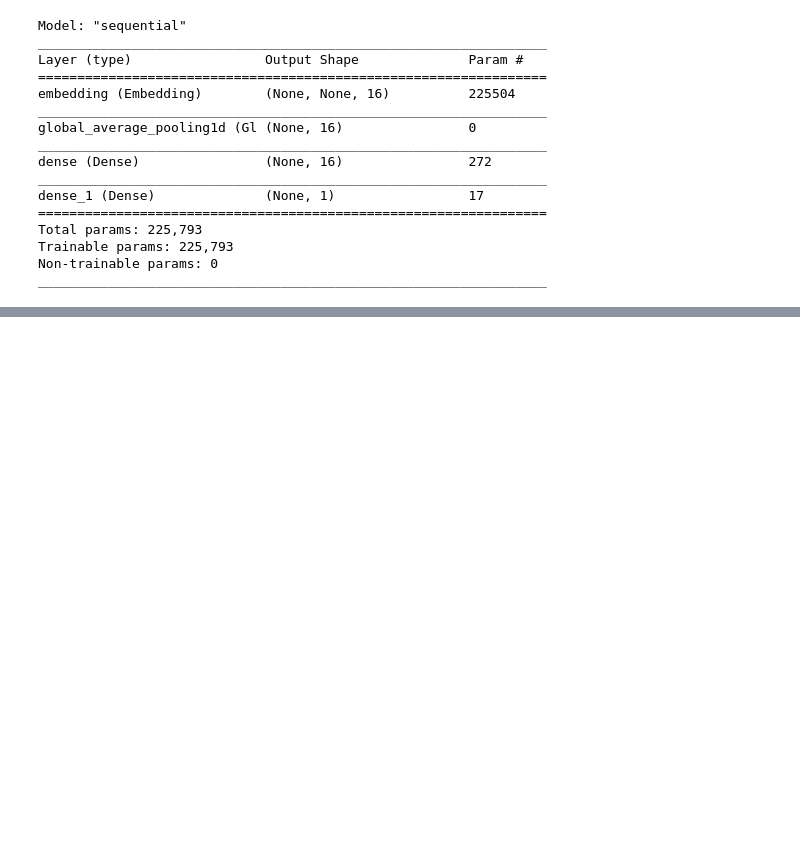
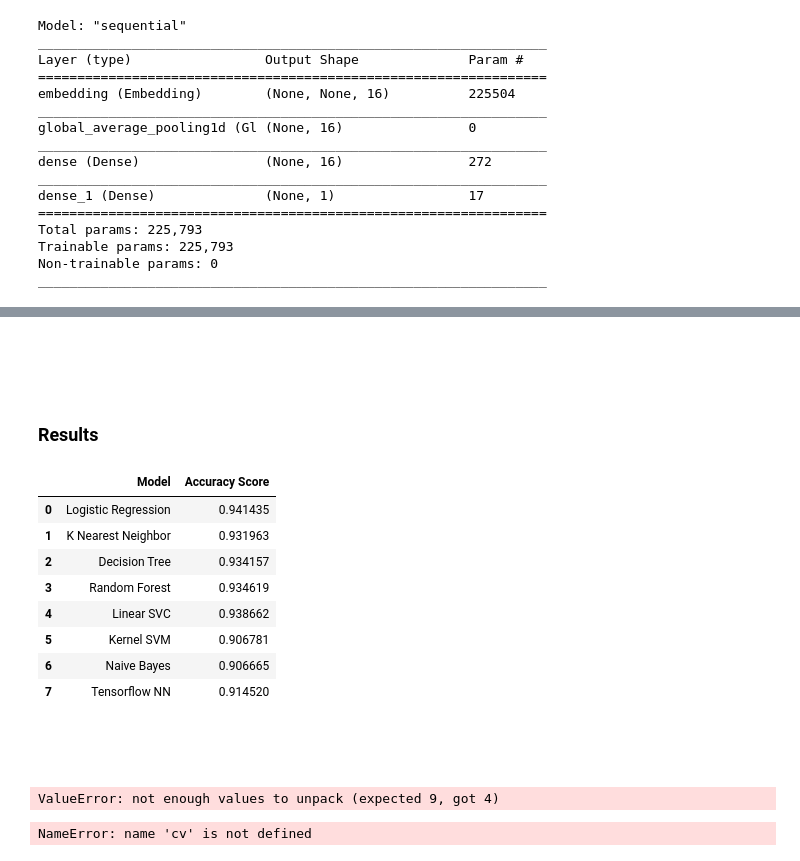
Before and after one commit to elsajun/Sentiment-Analysis-BrainStation-Capstone, a Jupyter notebook: Sentiment Analysis - Main.ipynb, the cells around one changed output, grey strips where cells are left out. Drawn from its saved outputs; the diff is of its cells as text; code cells hidden in the pictures; blank space fills up the shorter version.

Commit message:
make results dataframe, with error on new_pred

```diff
--- a/Sentiment Analysis - Main.ipynb
+++ b/Sentiment Analysis - Main.ipynb
@@ -1126,0 +1135,3 @@ np.mean(predictedMultiNB == y_test)
+# %%
+test_score = nbmodel.score(X_test, y_test)
+print(f'Score on test: {test_score}')
@@ -1126,0 +1140,3 @@ np.mean(predictedMultiNB == y_test)
+# %%
+accuracy_sc.append(test_score)
+modelling.append('Naive Bayes')
@@ -1288,0 +1333,3 @@ plt.show()
+# %%
+score = model.evaluate(X_test, y_test, batch_size=128, verbose=2)
+print (score[1])
@@ -1288,0 +1339,51 @@ plt.show()
+# %%
+accuracy_sc.append(score[1])
+modelling.append('Tensorflow NN')
+# %% [markdown]
+<br><br>
+# %% [markdown]
+### Results
+# %%
+results_df=pd.DataFrame()
+results_df['Model']=modelling
+results_df['Accuracy Score']=accuracy_sc
+results_df
+# %% [output]
+|  | Model | Accuracy Score |
+| 0 | Logistic Regression | 0.941435 |
+| 1 | K Nearest Neighbor | 0.931963 |
+| 2 | Decision Tree | 0.934157 |
+| 3 | Random Forest | 0.934619 |
+| 4 | Linear SVC | 0.938662 |
+| 5 | Kernel SVM | 0.906781 |
+| 6 | Naive Bayes | 0.906665 |
+| 7 | Tensorflow NN | 0.914520 |
+# %% [markdown]
+<br><br>
+# %%
+X_train, X_validation, X_test, X_remainder, y_train, y_validation, y_test, y_remainder, bagofwords = train_test_split(X,y)
+best_log_model = LogisticRegression(C=1)
+best_log_model.fit(X_remainder,y_remainder)
+
+new_review = 'I love it so much'
+# y_pred = best_log_model.predict(X_test)
+new_y_pred = best_log_model.predict(new_review)
+print(new_y_pred)
+# %% [output]
+ValueError: not enough values to unpack (expected 9, got 4)
+# %%
+new_review = 'I love this restaurant so much'
+new_review = re.sub('[^a-zA-Z]', ' ', new_review)
+new_review = new_review.lower()
+new_review = new_review.split()
+ps = PorterStemmer()
+all_stopwords = stopwords.words('english')
+all_stopwords.remove('not')
+new_review = [ps.stem(word) for word in new_review if not word in set(all_stopwords)]
+new_review = ' '.join(new_review)
+new_corpus = [new_review]
+new_X_test = cv.transform(new_corpus).toarray()
+new_y_pred = classifier.predict(new_X_test)
+print(new_y_pred)
+# %% [output]
+NameError: name 'cv' is not defined
```
Also changed, not shown: parts of 62 cells of this notebook.
